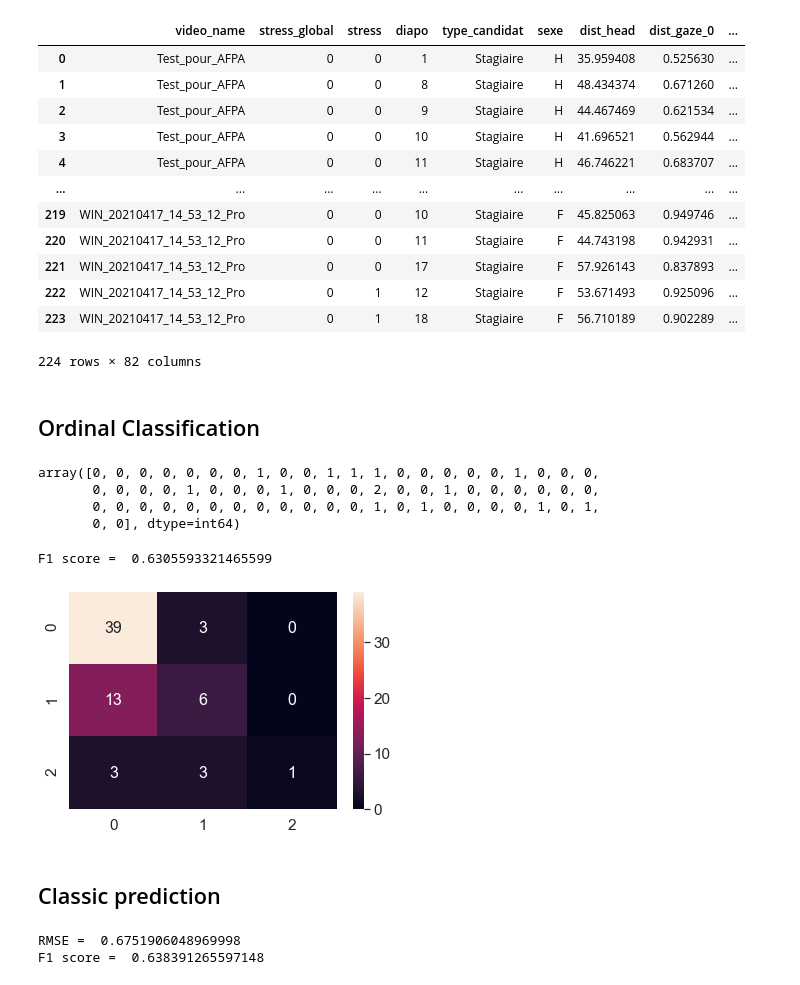
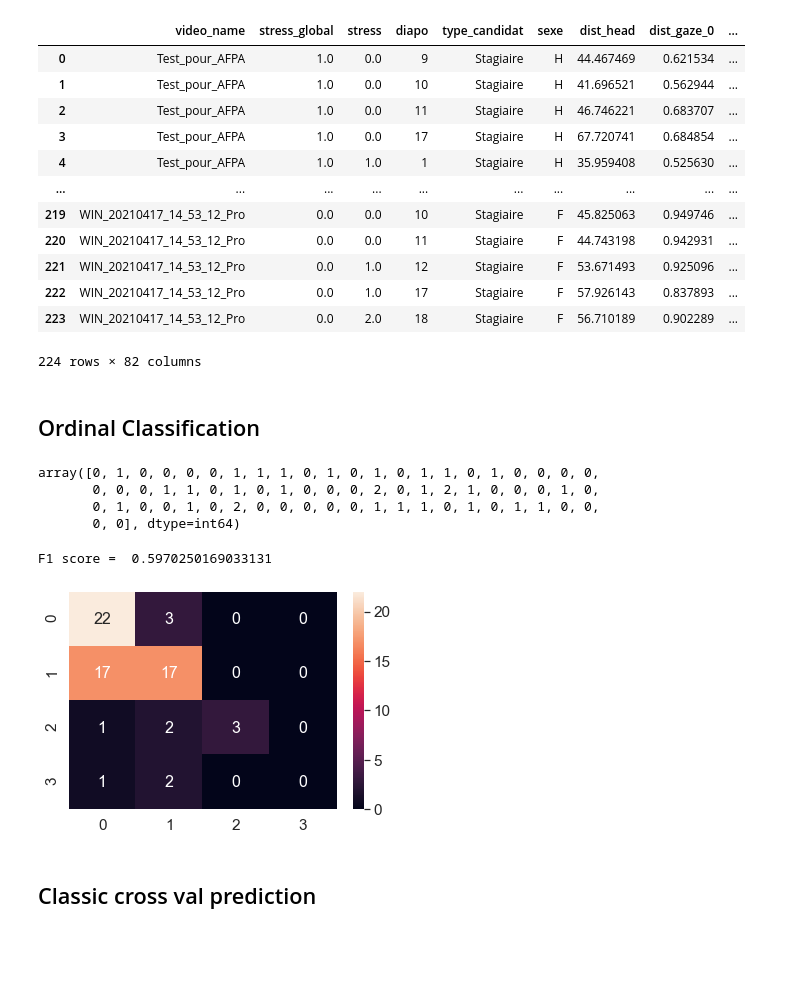
Before and after one commit to Projet-Fil-Rouge-AFPA/filrouge, a Jupyter notebook: Notebook_Vincent.ipynb, the cells around one changed output. Saved outputs shown, nothing was run; the diff lists cells and outputs as text; code cells hidden in the pictures; blank space fills up the shorter version.

```diff
--- a/Notebook_Vincent.ipynb
+++ b/Notebook_Vincent.ipynb
@@ -50,7 +51,7 @@ features_to_keep = [
 ]
 # %%
 list_df = []
-aggreg = 'mean'
+aggreg = 'max'
 for v_name in tqdm(video_names):
     df_annoted = get_df_video_with_annotations(features_folder, v_name, filename_annotations,aggreg)[features_to_keep]
     list_df.append(df_annoted)
@@ -72,15 +73,15 @@ df.columns = df.columns.map('_'.join).str.strip('_')
 df
 # %% [output]
 |  | video_name | stress_global | stress | diapo | type_candidat | sexe | dist_head | dist_gaze_0 | ... |
-| 0 | Test_pour_AFPA | 0 | 0 | 1 | Stagiaire | H | 35.959408 | 0.525630 | ... |
-| 1 | Test_pour_AFPA | 0 | 0 | 8 | Stagiaire | H | 48.434374 | 0.671260 | ... |
-| 2 | Test_pour_AFPA | 0 | 0 | 9 | Stagiaire | H | 44.467469 | 0.621534 | ... |
-| 3 | Test_pour_AFPA | 0 | 0 | 10 | Stagiaire | H | 41.696521 | 0.562944 | ... |
-| 4 | Test_pour_AFPA | 0 | 0 | 11 | Stagiaire | H | 46.746221 | 0.683707 | ... |
+| 0 | Test_pour_AFPA | 1.0 | 0.0 | 9 | Stagiaire | H | 44.467469 | 0.621534 | ... |
+| 1 | Test_pour_AFPA | 1.0 | 0.0 | 10 | Stagiaire | H | 41.696521 | 0.562944 | ... |
+| 2 | Test_pour_AFPA | 1.0 | 0.0 | 11 | Stagiaire | H | 46.746221 | 0.683707 | ... |
+| 3 | Test_pour_AFPA | 1.0 | 0.0 | 17 | Stagiaire | H | 67.720741 | 0.684854 | ... |
+| 4 | Test_pour_AFPA | 1.0 | 1.0 | 1 | Stagiaire | H | 35.959408 | 0.525630 | ... |
 | ... | ... | ... | ... | ... | ... | ... | ... | ... | ... |
-| 219 | WIN_20210417_14_53_12_Pro | 0 | 0 | 10 | Stagiaire | F | 45.825063 | 0.949746 | ... |
-| 220 | WIN_20210417_14_53_12_Pro | 0 | 0 | 11 | Stagiaire | F | 44.743198 | 0.942931 | ... |
-| 221 | WIN_20210417_14_53_12_Pro | 0 | 0 | 17 | Stagiaire | F | 57.926143 | 0.837893 | ... |
-| 222 | WIN_20210417_14_53_12_Pro | 0 | 1 | 12 | Stagiaire | F | 53.671493 | 0.925096 | ... |
-| 223 | WIN_20210417_14_53_12_Pro | 0 | 1 | 18 | Stagiaire | F | 56.710189 | 0.902289 | ... |
+| 219 | WIN_20210417_14_53_12_Pro | 0.0 | 0.0 | 10 | Stagiaire | F | 45.825063 | 0.949746 | ... |
+| 220 | WIN_20210417_14_53_12_Pro | 0.0 | 0.0 | 11 | Stagiaire | F | 44.743198 | 0.942931 | ... |
+| 221 | WIN_20210417_14_53_12_Pro | 0.0 | 1.0 | 12 | Stagiaire | F | 53.671493 | 0.925096 | ... |
+| 222 | WIN_20210417_14_53_12_Pro | 0.0 | 1.0 | 17 | Stagiaire | F | 57.926143 | 0.837893 | ... |
+| 223 | WIN_20210417_14_53_12_Pro | 0.0 | 2.0 | 18 | Stagiaire | F | 56.710189 | 0.902289 | ... |
 224 rows × 82 columns
@@ -96,2 +106,11 @@ x_train, x_test, y_train, y_test = train_test_split(x, y, test_size=0.3, random_
 # %% [markdown]
 ## Ordinal Classification
+# %%
+x = df.drop(['video_name','stress_global','stress','diapo','type_candidat'],axis=1)
+#Replace string values
+x.sexe = x.sexe.replace('H',0)
+x.sexe = x.sexe.replace('F',1)
+y = df[['stress']]
+
+#Split
+x_train, x_test, y_train, y_test = train_test_split(x, y, test_size=0.3, random_state = 42)
@@ -101,41 +122,27 @@ importlib.reload(o_c)
 
 model1 = RandomForestClassifier(random_state = 42)
 model2 = RandomForestClassifier(random_state = 42)
-list_models = [model1, model2]
+model3 = RandomForestClassifier(random_state = 42)
+list_models = [model1, model2, model3]
 y_preds = o_c.ordinal_classification(list_models, x_train, y_train, x_test)
 y_preds
 # %% [output]
-array([0, 0, 0, 0, 0, 0, 0, 1, 0, 0, 1, 1, 1, 0, 0, 0, 0, 0, 1, 0, 0, 0,
-       0, 0, 0, 0, 1, 0, 0, 0, 1, 0, 0, 0, 2, 0, 0, 1, 0, 0, 0, 0, 0, 0,
-       0, 0, 0, 0, 0, 0, 0, 0, 0, 0, 0, 0, 1, 0, 1, 0, 0, 0, 0, 1, 0, 1,
+array([0, 1, 0, 0, 0, 0, 1, 1, 1, 0, 1, 0, 1, 0, 1, 1, 0, 1, 0, 0, 0, 0,
+       0, 0, 0, 1, 1, 0, 1, 0, 1, 0, 0, 0, 2, 0, 1, 2, 1, 0, 0, 0, 1, 0,
+       0, 1, 0, 0, 1, 0, 2, 0, 0, 0, 0, 0, 1, 1, 1, 0, 1, 0, 1, 1, 0, 0,
        0, 0], dtype=int64)
 # %%
 cm = confusion_matrix(y_test, y_preds)
 print("F1 score = ", f1_score(y_test, y_preds, average='weighted'))
 # %% [output]
-F1 score =  0.6305593321465599
+F1 score =  0.5970250169033131
 # %%
-df_cm = pd.DataFrame(cm, range(3), range(3))
+df_cm = pd.DataFrame(cm, range(4), range(4))
 #plt.figure(figsize=(10,7))
 sns.set(font_scale=1.4) # for label size
 sns.heatmap(df_cm, annot=True, annot_kws={"size": 16}) # font size
 plt.show()
 # %% [output]
-[figure, old version]
+[figure, new version]
 # %% [markdown]
-## Classic prediction
+## Classic cross val prediction
-# %%
-y_train = y_train.values.ravel()
-y_test = y_test.values.ravel()
-
-model = RandomForestClassifier(random_state = 42)
-model.fit(x_train,y_train)
-y_pred = model.predict(x_test)
-
-from sklearn.metrics import mean_squared_error
-rmse = mean_squared_error(y_pred,y_test,squared=False)
-print('RMSE = ',rmse)
-print("F1 score = ", f1_score(y_test, y_pred, average='weighted'))
-# %% [output]
-RMSE =  0.6751906048969998
-F1 score =  0.638391265597148
```
Also changed, not shown: parts of 20 cells of this notebook, 3 other files.
